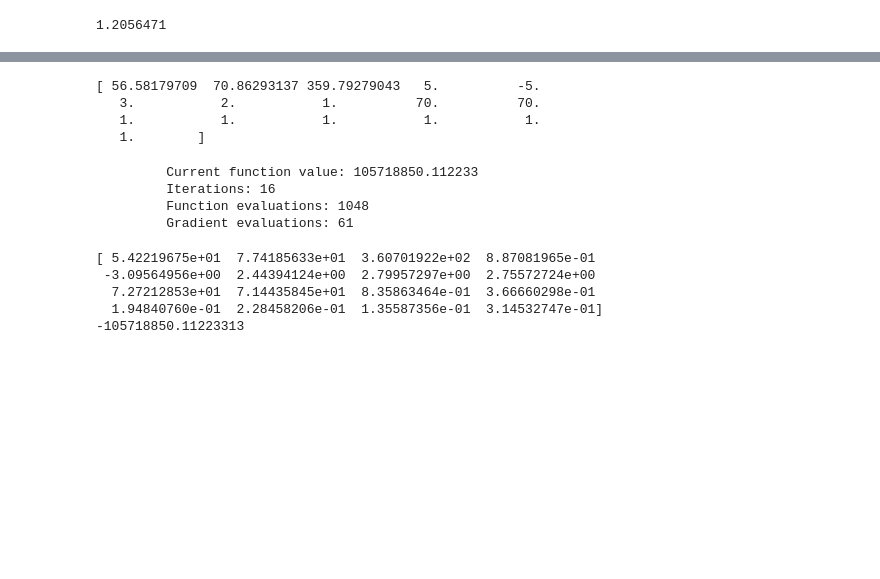
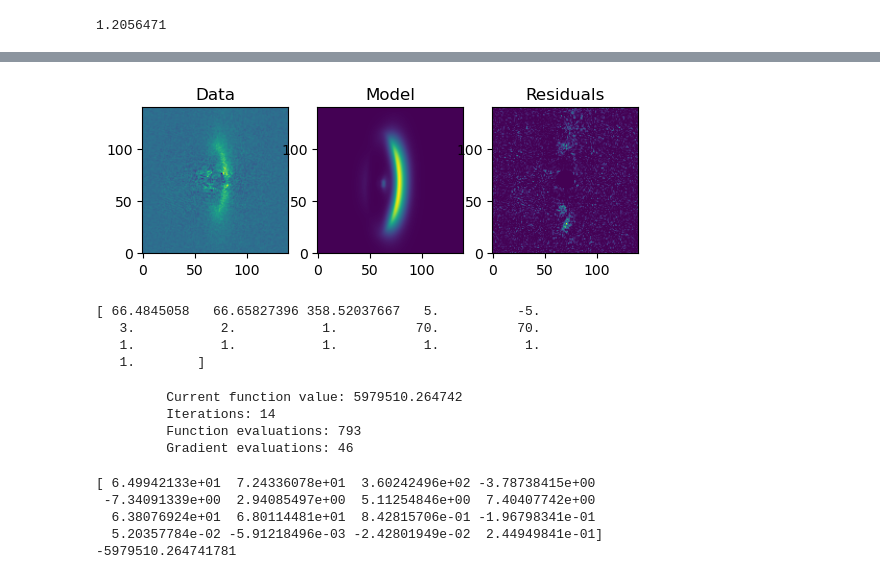
Before and after one commit to mihir-r-kondapalli/GRaTeR-JAX, a Jupyter notebook: GPI_fits_test_BLL.ipynb, the cells around one changed output, grey strips where cells are left out. Drawn from its saved outputs; the diff is of its cells as text; code cells hidden in the pictures; blank space fills up the shorter version.

```diff
--- a/GPI_fits_test_BLL.ipynb
+++ b/GPI_fits_test_BLL.ipynb
@@ -171,3 +174,7 @@ Log-Likelihood: -105718850.11223313
+# %%
+plot_fit_output(target_image,err_map,best_fit_disk,save=True,target_name=name)
+# %% [output]
+[figure, added]
 # %%
 fit_keys = ['sma', 'inclination', 'position_angle', 'alpha_in','alpha_out','ksi0','gamma','beta','x_center','y_center','knot_values']
 
@@ -183,26 +190,26 @@ start_disk_params['position_angle'] = disk_params['position_angle']
 init_x = jnp.concatenate([jnp.array([start_disk_params['sma'], start_disk_params['inclination'], start_disk_params['position_angle'],5,-5,3,2,1,70,70]), jnp.ones(6)])
 print(init_x)
 # %% [output]
-[ 56.58179709  70.86293137 359.79279043   5.          -5.
+[ 66.4845058   66.65827396 358.52037667   5.          -5.
    3.           2.           1.          70.          70.
    1.           1.           1.           1.           1.
    1.        ]
 # %%
 soln = minimize(llp, init_x, options={'disp': True, 'max_itr': 500})
 # %% [output]
-         Current function value: 105718850.112233
-         Iterations: 16
-         Function evaluations: 1048
-         Gradient evaluations: 61
+         Current function value: 5979510.264742
+         Iterations: 14
+         Function evaluations: 793
+         Gradient evaluations: 46
 # %%
 print(soln.x)
 print(-soln.fun)
 # %% [output]
-[ 5.42219675e+01  7.74185633e+01  3.60701922e+02  8.87081965e-01
- -3.09564956e+00  2.44394124e+00  2.79957297e+00  2.75572724e+00
-  7.27212853e+01  7.14435845e+01  8.35863464e-01  3.66660298e-01
-  1.94840760e-01  2.28458206e-01  1.35587356e-01  3.14532747e-01]
--105718850.11223313
+[ 6.49942133e+01  7.24336078e+01  3.60242496e+02 -3.78738415e+00
+ -7.34091339e+00  2.94085497e+00  5.11254846e+00  7.40407742e+00
+  6.38076924e+01  6.80114481e+01  8.42815706e-01 -1.96798341e-01
+  5.20357784e-02 -5.91218496e-03 -2.42801949e-02  2.44949841e-01]
+-5979510.264741781
 # %%
 import pickle
 
```
Also changed, not shown: parts of 6 cells of this notebook, 1 other file.
